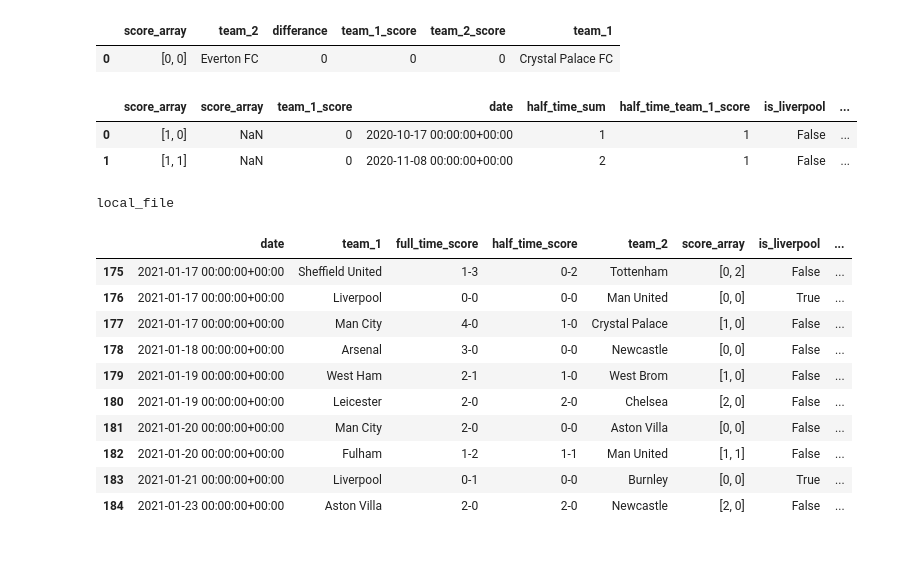
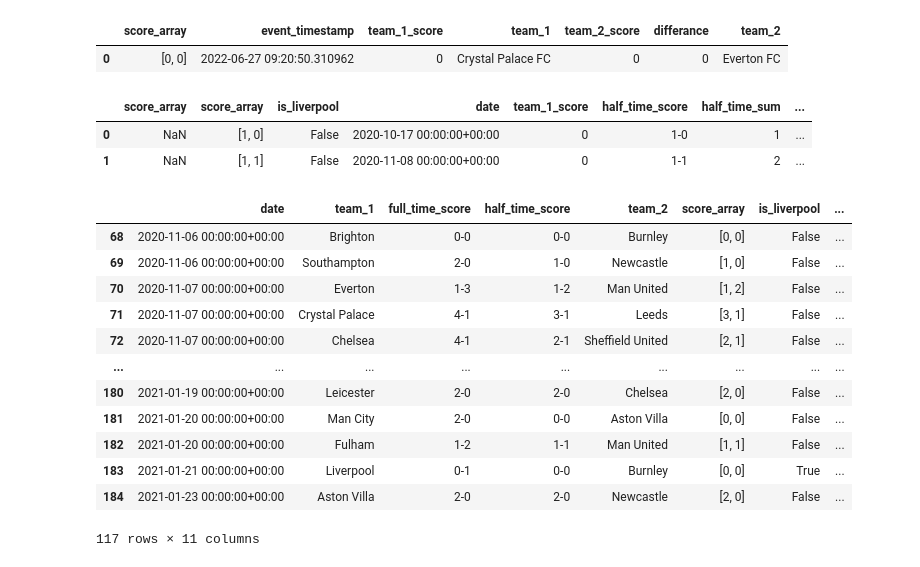
Before and after one commit to MatsMoll/aligned, a Jupyter notebook: example/local_file.ipynb, the cells around one changed output. Cells and saved outputs as stored; diff of their text form; code cells hidden in the pictures.

```diff
--- a/example/local_file.ipynb
+++ b/example/local_file.ipynb
@@ -47,7 +48,7 @@ class Match(FeatureView):
 
 store.add_feature_view(Match())
 
-df = await store.all_for("match").to_df()
+df = await store.feature_view("match").all().to_df()
 # %%
 df
 # %% [output]
@@ -135,8 +140,8 @@ class OtherMatches(FeatureView):
 
     score_array = full_time_score.split("-")
 
-    team_1_score = score_array.transformed_sync(lambda df: df["score_array"].str[0].replace({np.nan: 0}).astype(int))
-    team_2_score = score_array.transformed_sync(lambda df: df["score_array"].str[1].replace({np.nan: 0}).astype(int))
+    team_1_score = score_array.transformed(lambda df: df["score_array"].str[0].replace({np.nan: 0}).astype(int))
+    team_2_score = score_array.transformed(lambda df: df["score_array"].str[1].replace({np.nan: 0}).astype(int))
 
     differance = team_1_score - team_2_score
 
@@ -149,7 +154,8 @@ store.add_feature_view(OtherMatches())
 
 df = await store.features_for({
     "team_1": ["Crystal Palace FC"],
-    "team_2": ["Everton FC"]
+    "team_2": ["Everton FC"],
+    "event_timestamp": [datetime.utcnow()]
 }, features=[
     # "match:half_time_team_1_score",
     # "match:is_liverpool",
@@ -162,8 +168,8 @@ df = await store.features_for({
 # %%
 df
 # %% [output]
-|  | score_array | team_2 | differance | team_1_score | team_2_score | team_1 |
-| 0 | [0, 0] | Everton FC | 0 | 0 | 0 | Crystal Palace FC |
+|  | score_array | event_timestamp | team_1_score | team_1 | team_2_score | differance | team_2 |
+| 0 | [0, 0] | 2022-06-27 09:20:50.310962 | 0 | Crystal Palace FC | 0 | 0 | Everton FC |
 # %%
 test_model = ModelService(
     features=[
@@ -179,24 +185,26 @@ store.add_model_service(test_model)
 # %%
 await store.model("test_model").features_for({
     "team_1": ["Man City", "Leeds"],
     "team_2": ["Liverpool", "Arsenal"],
+    "event_timestamp": [datetime.utcnow(), datetime.utcnow()]
 }).to_df()
 # %% [output]
-|  | score_array | score_array | team_1_score | date | half_time_sum | half_time_team_1_score | is_liverpool | ... |
-| 0 | [1, 0] | NaN | 0 | 2020-10-17 00:00:00+00:00 | 1 | 1 | False | ... |
-| 1 | [1, 1] | NaN | 0 | 2020-11-08 00:00:00+00:00 | 2 | 1 | False | ... |
+|  | score_array | score_array | is_liverpool | date | team_1_score | half_time_score | half_time_sum | ... |
+| 0 | NaN | [1, 0] | False | 2020-10-17 00:00:00+00:00 | 0 | 1-0 | 1 | ... |
+| 1 | NaN | [1, 1] | False | 2020-11-08 00:00:00+00:00 | 0 | 1-1 | 2 | ... |
 # %%
-await store.feature_view("match").previous(days=500).to_df()
+await store.feature_view("match").previous(days=600).to_df()
 # %% [output]
+|  | date | team_1 | full_time_score | half_time_score | team_2 | score_array | is_liverpool | ... |
+| 68 | 2020-11-06 00:00:00+00:00 | Brighton | 0-0 | 0-0 | Burnley | [0, 0] | False | ... |
+| 69 | 2020-11-06 00:00:00+00:00 | Southampton | 2-0 | 1-0 | Newcastle | [1, 0] | False | ... |
+| 70 | 2020-11-07 00:00:00+00:00 | Everton | 1-3 | 1-2 | Man United | [1, 2] | False | ... |
+| 71 | 2020-11-07 00:00:00+00:00 | Crystal Palace | 4-1 | 3-1 | Leeds | [3, 1] | False | ... |
+| 72 | 2020-11-07 00:00:00+00:00 | Chelsea | 4-1 | 2-1 | Sheffield United | [2, 1] | False | ... |
+| ... | ... | ... | ... | ... | ... | ... | ... | ... |
+| 180 | 2021-01-19 00:00:00+00:00 | Leicester | 2-0 | 2-0 | Chelsea | [2, 0] | False | ... |
+| 181 | 2021-01-20 00:00:00+00:00 | Man City | 2-0 | 0-0 | Aston Villa | [0, 0] | False | ... |
+| 182 | 2021-01-20 00:00:00+00:00 | Fulham | 1-2 | 1-1 | Man United | [1, 1] | False | ... |
+| 183 | 2021-01-21 00:00:00+00:00 | Liverpool | 0-1 | 0-0 | Burnley | [0, 0] | True | ... |
+| 184 | 2021-01-23 00:00:00+00:00 | Aston Villa | 2-0 | 2-0 | Newcastle | [2, 0] | False | ... |
-local_file
+117 rows × 11 columns
-|  | date | team_1 | full_time_score | half_time_score | team_2 | score_array | is_liverpool | ... |
-| 175 | 2021-01-17 00:00:00+00:00 | Sheffield United | 1-3 | 0-2 | Tottenham | [0, 2] | False | ... |
-| 176 | 2021-01-17 00:00:00+00:00 | Liverpool | 0-0 | 0-0 | Man United | [0, 0] | True | ... |
-| 177 | 2021-01-17 00:00:00+00:00 | Man City | 4-0 | 1-0 | Crystal Palace | [1, 0] | False | ... |
-| 178 | 2021-01-18 00:00:00+00:00 | Arsenal | 3-0 | 0-0 | Newcastle | [0, 0] | False | ... |
-| 179 | 2021-01-19 00:00:00+00:00 | West Ham | 2-1 | 1-0 | West Brom | [1, 0] | False | ... |
-| 180 | 2021-01-19 00:00:00+00:00 | Leicester | 2-0 | 2-0 | Chelsea | [2, 0] | False | ... |
-| 181 | 2021-01-20 00:00:00+00:00 | Man City | 2-0 | 0-0 | Aston Villa | [0, 0] | False | ... |
-| 182 | 2021-01-20 00:00:00+00:00 | Fulham | 1-2 | 1-1 | Man United | [1, 1] | False | ... |
-| 183 | 2021-01-21 00:00:00+00:00 | Liverpool | 0-1 | 0-0 | Burnley | [0, 0] | True | ... |
-| 184 | 2021-01-23 00:00:00+00:00 | Aston Villa | 2-0 | 2-0 | Newcastle | [2, 0] | False | ... |
```
Also changed, not shown: parts of 9 cells of this notebook, 3 other files.
